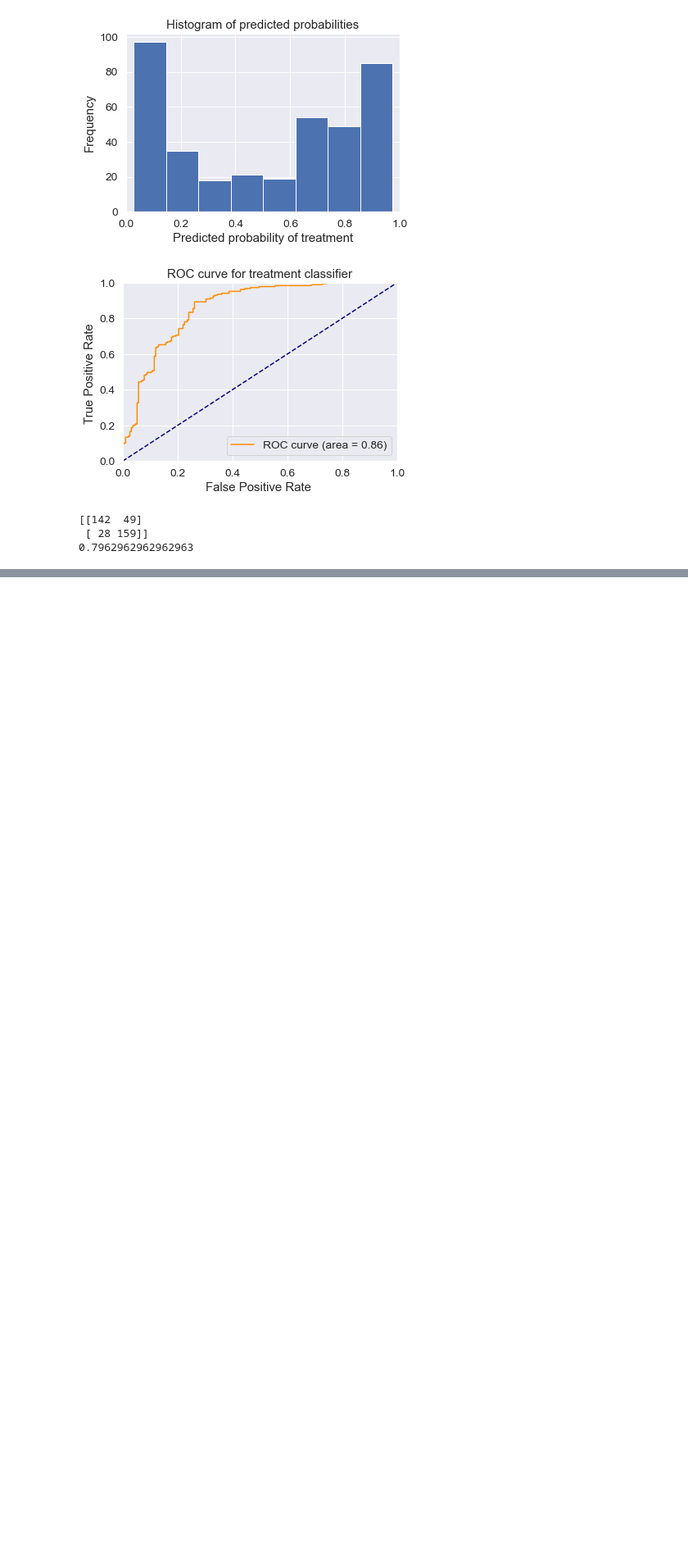
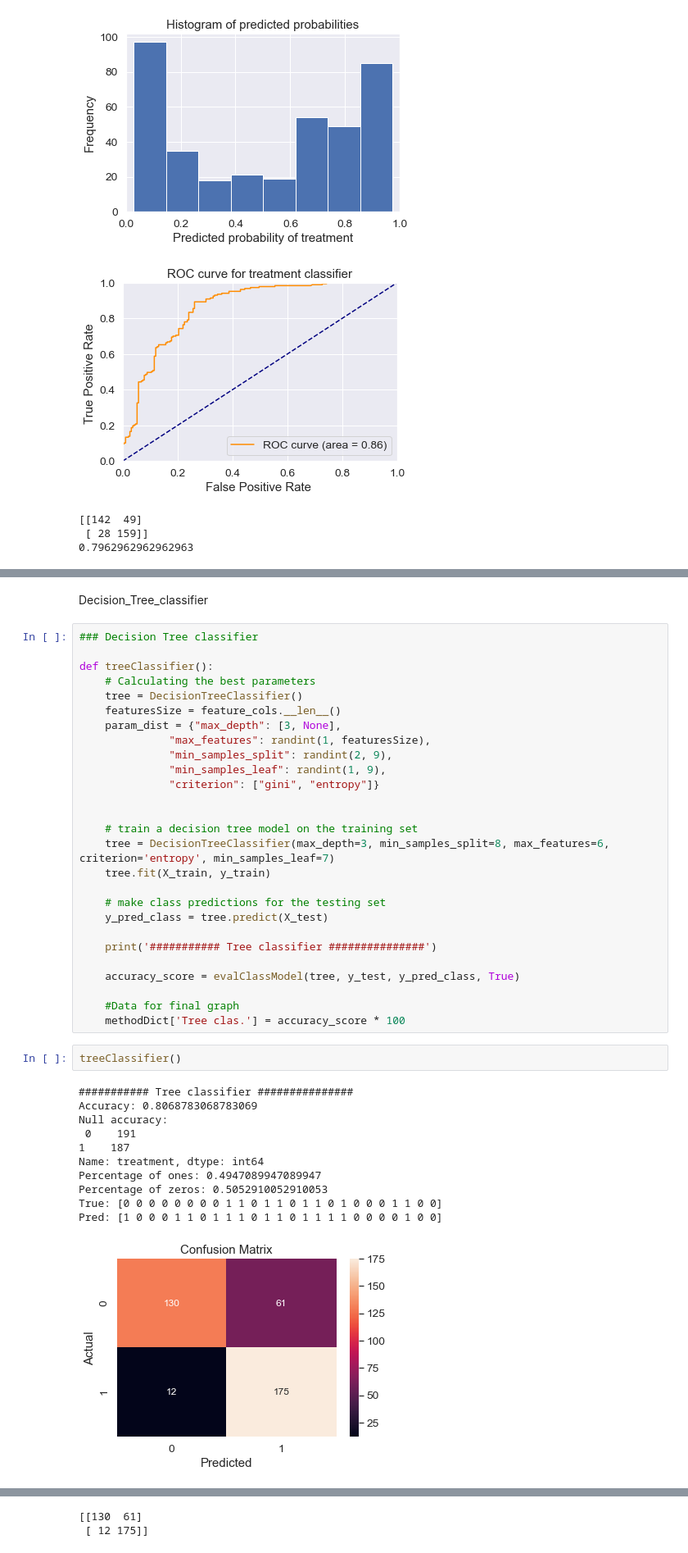
Before and after one commit to mental-health-coach/mhc, a Jupyter notebook: finalyearproject/finalyearproject.ipynb, the cells around one changed output, grey strips where cells are left out. Shown at 82% size. Drawn from its saved outputs; the diff is of its cells as text; blank space fills up the shorter version.

```diff
--- a/finalyearproject/finalyearproject.ipynb
+++ b/finalyearproject/finalyearproject.ipynb
@@ -712,0 +757,43 @@ First 10 predicted probabilities of class members:
+# %% [markdown]
+Decision_Tree_classifier
+# %%
+### Decision Tree classifier
+
+def treeClassifier():
+    # Calculating the best parameters
+    tree = DecisionTreeClassifier()
+    featuresSize = feature_cols.__len__()
+    param_dist = {"max_depth": [3, None],
+              "max_features": randint(1, featuresSize),
+              "min_samples_split": randint(2, 9),
+              "min_samples_leaf": randint(1, 9),
+              "criterion": ["gini", "entropy"]}
+
+
+    # train a decision tree model on the training set
+    tree = DecisionTreeClassifier(max_depth=3, min_samples_split=8, max_features=6, criterion='entropy', min_samples_leaf=7)
+    tree.fit(X_train, y_train)
+
+    # make class predictions for the testing set
+    y_pred_class = tree.predict(X_test)
+
+    print('########### Tree classifier ###############')
+
+    accuracy_score = evalClassModel(tree, y_test, y_pred_class, True)
+
+    #Data for final graph
+    methodDict['Tree clas.'] = accuracy_score * 100
+# %%
+treeClassifier()
+# %% [output]
+########### Tree classifier ###############
+Accuracy: 0.8068783068783069
+Null accuracy:
+ 0    191
+1    187
+Name: treatment, dtype: int64
+Percentage of ones: 0.4947089947089947
+Percentage of zeros: 0.5052910052910053
+True: [0 0 0 0 0 0 0 0 1 1 0 1 1 0 1 1 0 1 0 0 0 1 1 0 0]
+Pred: [1 0 0 0 1 1 0 1 1 1 0 1 1 0 1 1 1 1 0 0 0 0 1 0 0]
+[figure, added]
@@ -712,0 +819,2 @@ First 10 predicted probabilities of class members:
+[[130  61]
+ [ 12 175]]
```
Also changed, not shown: parts of 9 cells of this notebook.
